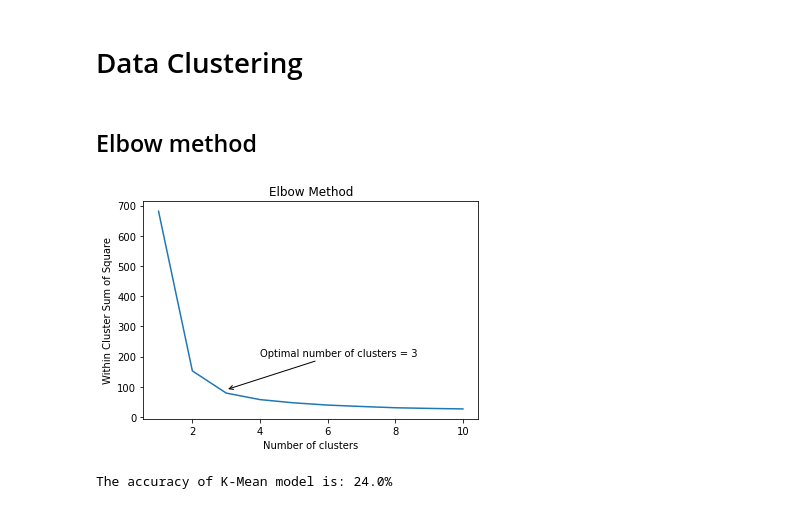
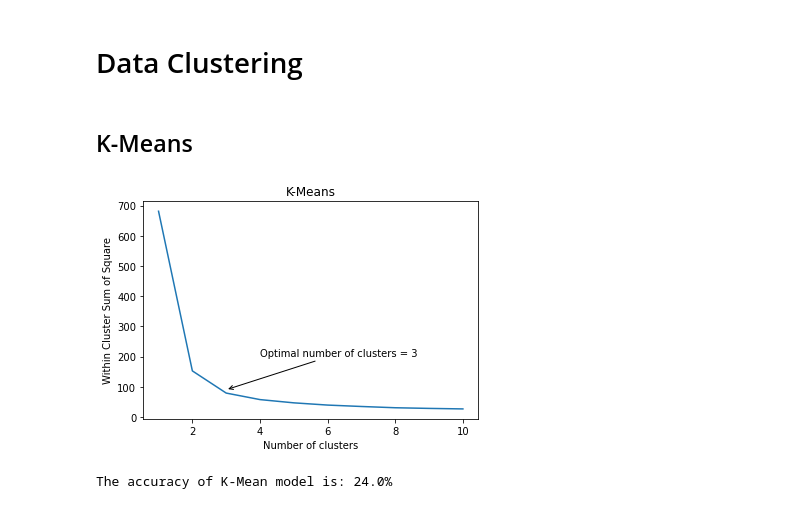
Before and after one commit to aaditagarwal/ITIT-4103-2021, a Jupyter notebook: Assignment 6/Assignment 6.ipynb, the cells around one changed output. Drawn from its saved outputs; the diff is of its cells as text; code cells hidden in the pictures.

```diff
--- a/Assignment 6/Assignment 6.ipynb
+++ b/Assignment 6/Assignment 6.ipynb
@@ -74,8 +74,8 @@ Text(0.5, 1.0, 'Petal Description')
 [figure]
 # %% [markdown]
 # Data Clustering
-# %% [markdown]
-## Elbow method
+# %% [markdown]
+## K-Means
 # %%
 wcss = []
 
@@ -85,13 +85,13 @@ for i in range(1, 11):
     wcss.append(clusters.inertia_)
 # %%
 plt.plot(range(1, 11), wcss)
-plt.title('Elbow Method')
+plt.title('K-Means')
 plt.xlabel('Number of clusters')
 plt.ylabel('Within Cluster Sum of Square')
 plt.annotate("Optimal number of clusters = 3", xy=(3,90), xytext=(4, 200), arrowprops=dict(arrowstyle="->"))
 plt.show()
 # %% [output]
-[figure, old version]
+[figure, new version]
 # %%
 clusters = KMeans(n_clusters = 3, init = 'k-means++', random_state = 24)
 y_kmeans = clusters.fit_predict(df)
```
Also changed, not shown: parts of 7 cells of this notebook, 1 other file.
